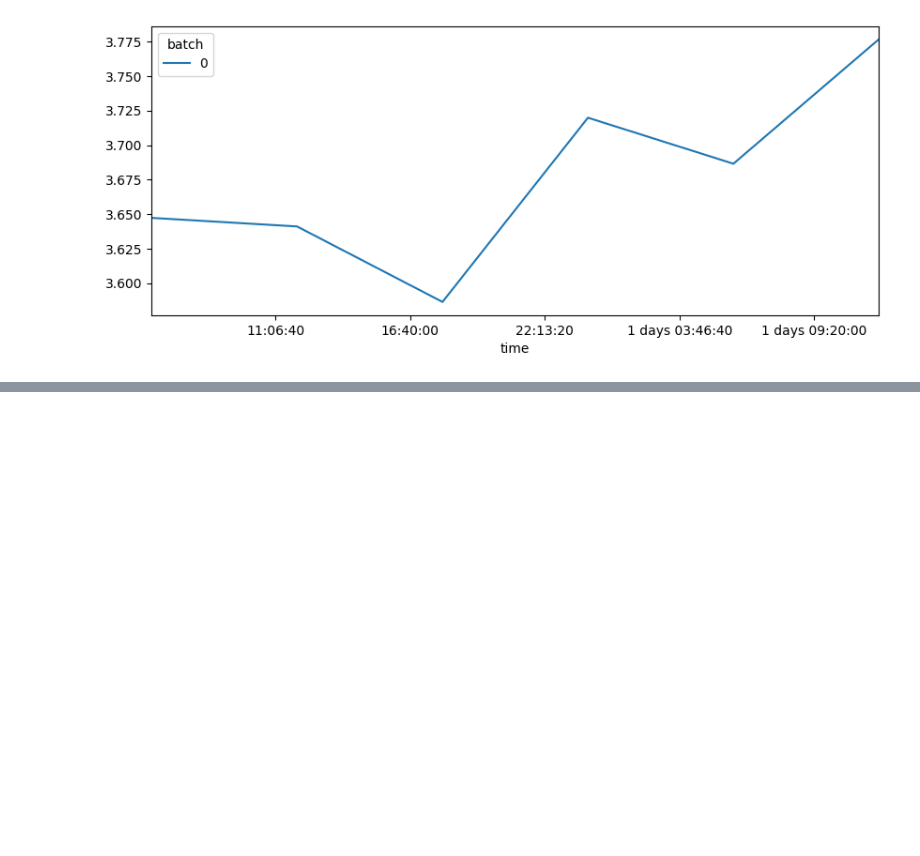
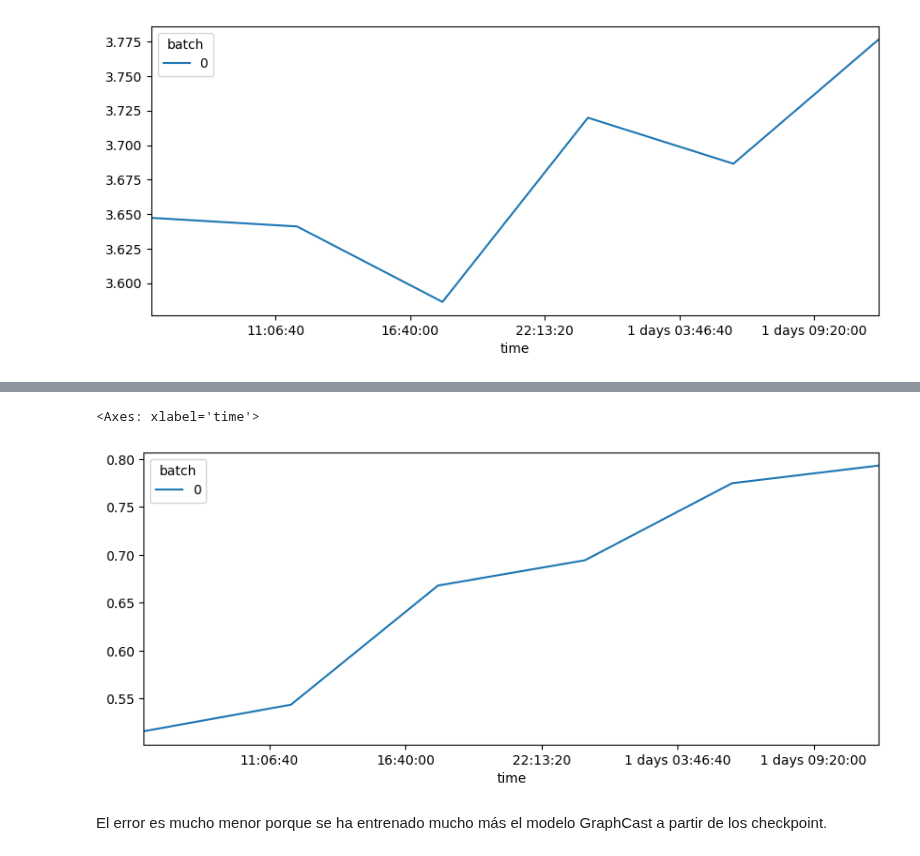
Before and after one commit to gacuervol/PhD_repo, a Jupyter notebook: metrics/RMSE.ipynb, the cells around one changed output, grey strips where cells are left out. Saved outputs shown, nothing was run; the diff lists cells and outputs as text; code cells hidden in the pictures; blank space fills up the shorter version.

Commit message:
lat_RMSE computed for post train forecast of GraphCast

```diff
--- a/metrics/RMSE.ipynb
+++ b/metrics/RMSE.ipynb
@@ -150,0 +157,3 @@ RMSE_T850.plot(figsize=(10, 4))
+# %%
+post_train_forecast = xr.load_dataset(data_dir + "post_train.nc").rename({'lon': 'longitude','lat': 'latitude'})
+post_train_forecast
@@ -150,0 +178,3 @@ RMSE_T850.plot(figsize=(10, 4))
+# %%
+RMSE_time_level_posttrain = (metrics.MSE().compute_chunk(post_train_forecast, ground_truth))**0.5
+RMSE_time_level_posttrain
@@ -150,0 +200,5 @@ RMSE_T850.plot(figsize=(10, 4))
+# %%
+RMSE_T850_post = RMSE_time_level_posttrain['temperature'].sel(level=850)
+
+RMSE_T850_post = RMSE_T850_post.to_pandas()
+RMSE_T850_post
@@ -150,0 +214,7 @@ RMSE_T850.plot(figsize=(10, 4))
+# %%
+RMSE_T850_post.plot(figsize=(10, 4))
+# %% [output]
+<Axes: xlabel='time'>
+[figure, added]
+# %% [markdown]
+El error es mucho menor porque se ha entrenado mucho más el modelo GraphCast a partir de los checkpoint.
```
Also changed, not shown: parts of 5 cells of this notebook.
